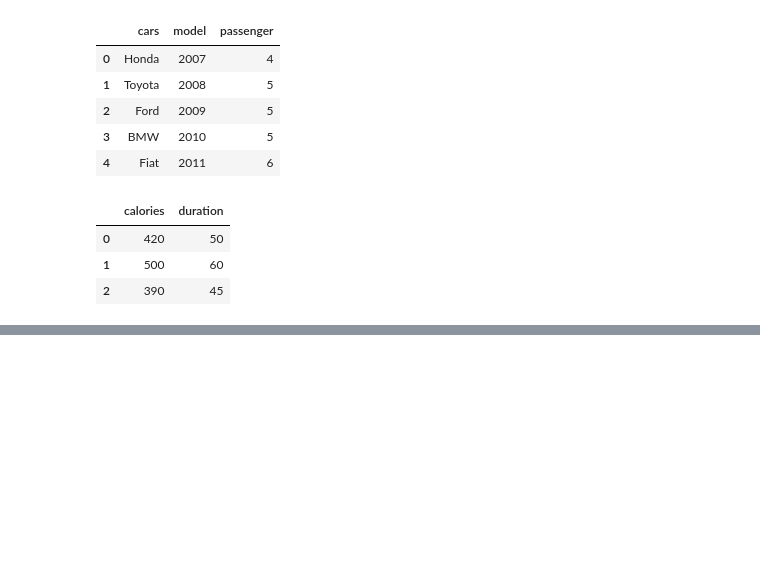
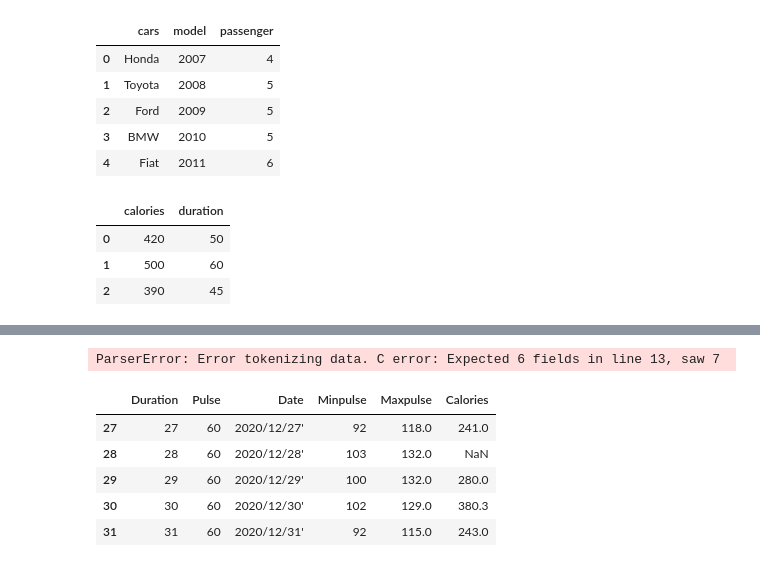
Before and after one commit to AbiralTimalsina/Machine-Learning-from-Scratch, a Jupyter notebook: Introduction/pandas.ipynb, the cells around one changed output, grey strips where cells are left out. Saved outputs shown, nothing was run; the diff lists cells and outputs as text; code cells hidden in the pictures; blank space fills up the shorter version.

```diff
--- a/Introduction/pandas.ipynb
+++ b/Introduction/pandas.ipynb
@@ -54,0 +97,14 @@ df
+# %%
+df = pd.read_csv('dataset.csv')
+df.head(5)
+# %% [output]
+ParserError: Error tokenizing data. C error: Expected 6 fields in line 13, saw 7
+# %%
+df.tail(5)
+# %% [output]
+|  | Duration | Pulse | Date | Minpulse | Maxpulse | Calories |
+| 27 | 27 | 60 | 2020/12/27' | 92 | 118.0 | 241.0 |
+| 28 | 28 | 60 | 2020/12/28' | 103 | 132.0 | NaN |
+| 29 | 29 | 60 | 2020/12/29' | 100 | 132.0 | 280.0 |
+| 30 | 30 | 60 | 2020/12/30' | 102 | 129.0 | 380.3 |
+| 31 | 31 | 60 | 2020/12/31' | 92 | 115.0 | 243.0 |
```
Also changed, not shown: parts of 11 cells of this notebook, 3 other files.
